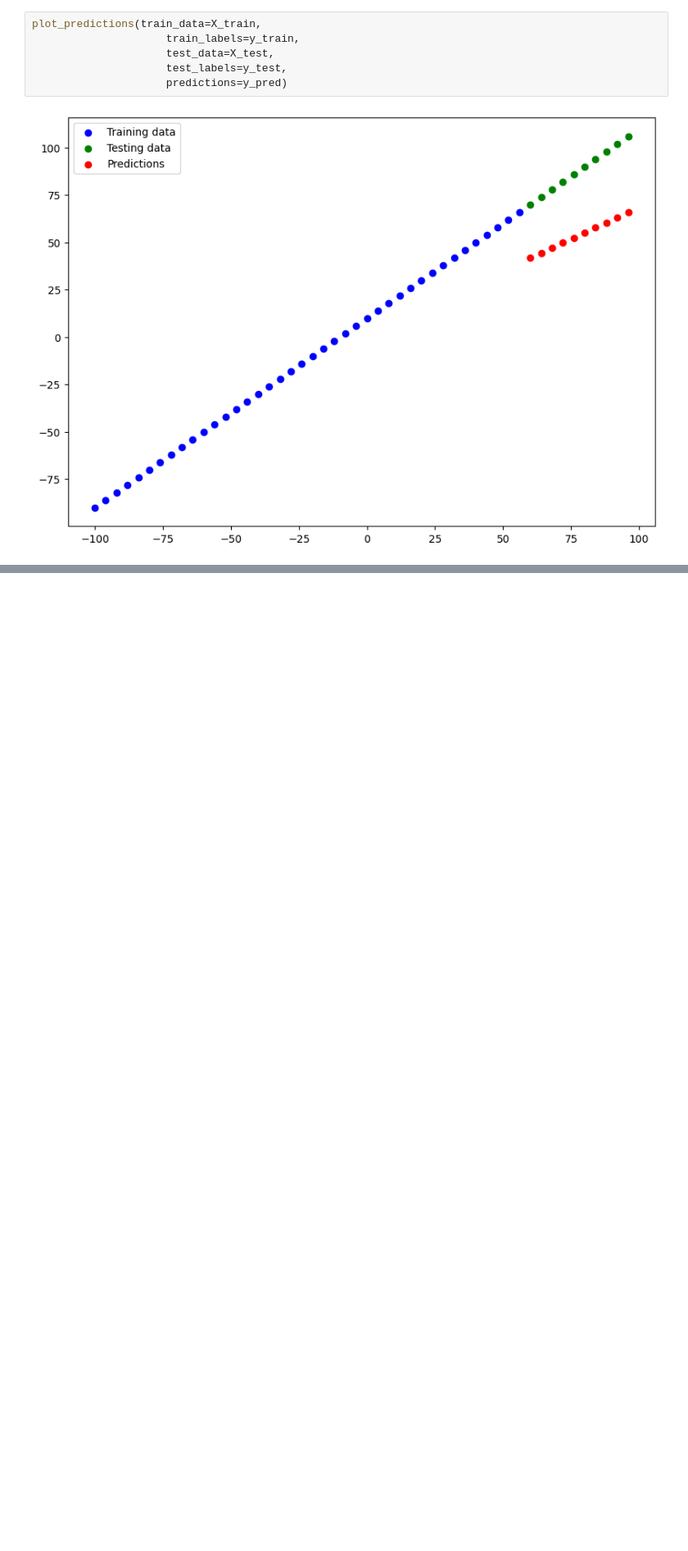
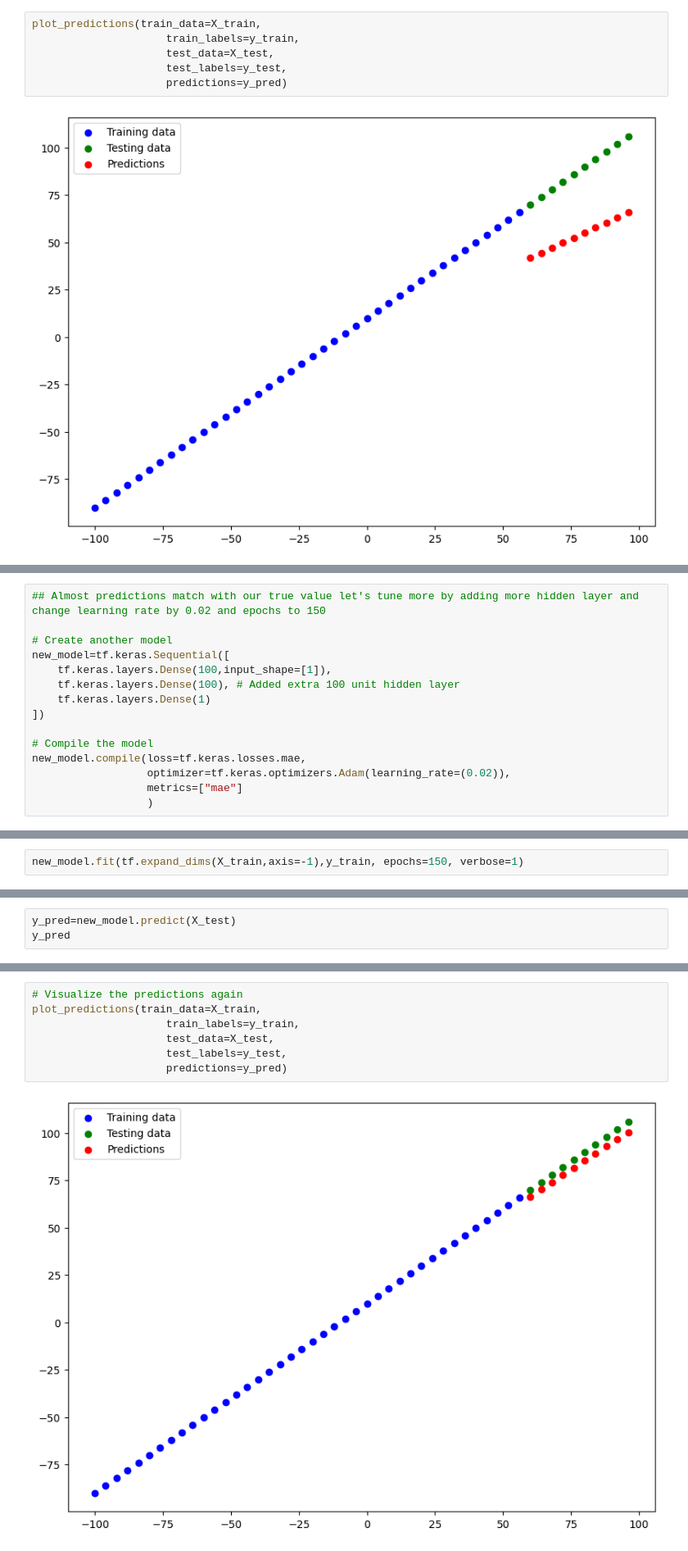
Before and after one commit to Md-Aziz-Developer/tensorflow-learning, a Jupyter notebook: 01_neural_network_regression_with_tensorflow_video.ipynb, the cells around one changed output, grey strips where cells are left out. Shown at 82% size. Drawn from its saved outputs; the diff is of its cells as text; blank space fills up the shorter version.

```diff
--- a/01_neural_network_regression_with_tensorflow_video.ipynb
+++ b/01_neural_network_regression_with_tensorflow_video.ipynb
@@ -687,0 +766,15 @@ plot_predictions(train_data=X_train,
+# %%
+## Almost predictions match with our true value let's tune more by adding more hidden layer and change learning rate by 0.02 and epochs to 150
+
+# Create another model
+new_model=tf.keras.Sequential([
+    tf.keras.layers.Dense(100,input_shape=[1]),
+    tf.keras.layers.Dense(100), # Added extra 100 unit hidden layer
+    tf.keras.layers.Dense(1)
+])
+
+# Compile the model
+new_model.compile(loss=tf.keras.losses.mae,
+                  optimizer=tf.keras.optimizers.Adam(learning_rate=(0.02)),
+                  metrics=["mae"]
+                  )
@@ -687,0 +797,2 @@ plot_predictions(train_data=X_train,
+# %%
+new_model.fit(tf.expand_dims(X_train,axis=-1),y_train, epochs=150, verbose=1)
@@ -687,0 +818,3 @@ plot_predictions(train_data=X_train,
+# %%
+y_pred=new_model.predict(X_test)
+y_pred
@@ -687,0 +837,9 @@ plot_predictions(train_data=X_train,
+# %%
+# Visualize the predictions again
+plot_predictions(train_data=X_train,
+                     train_labels=y_train,
+                     test_data=X_test,
+                     test_labels=y_test,
+                     predictions=y_pred)
+# %% [output]
+[figure, added]
```
Also changed, not shown: parts of 15 cells of this notebook.
